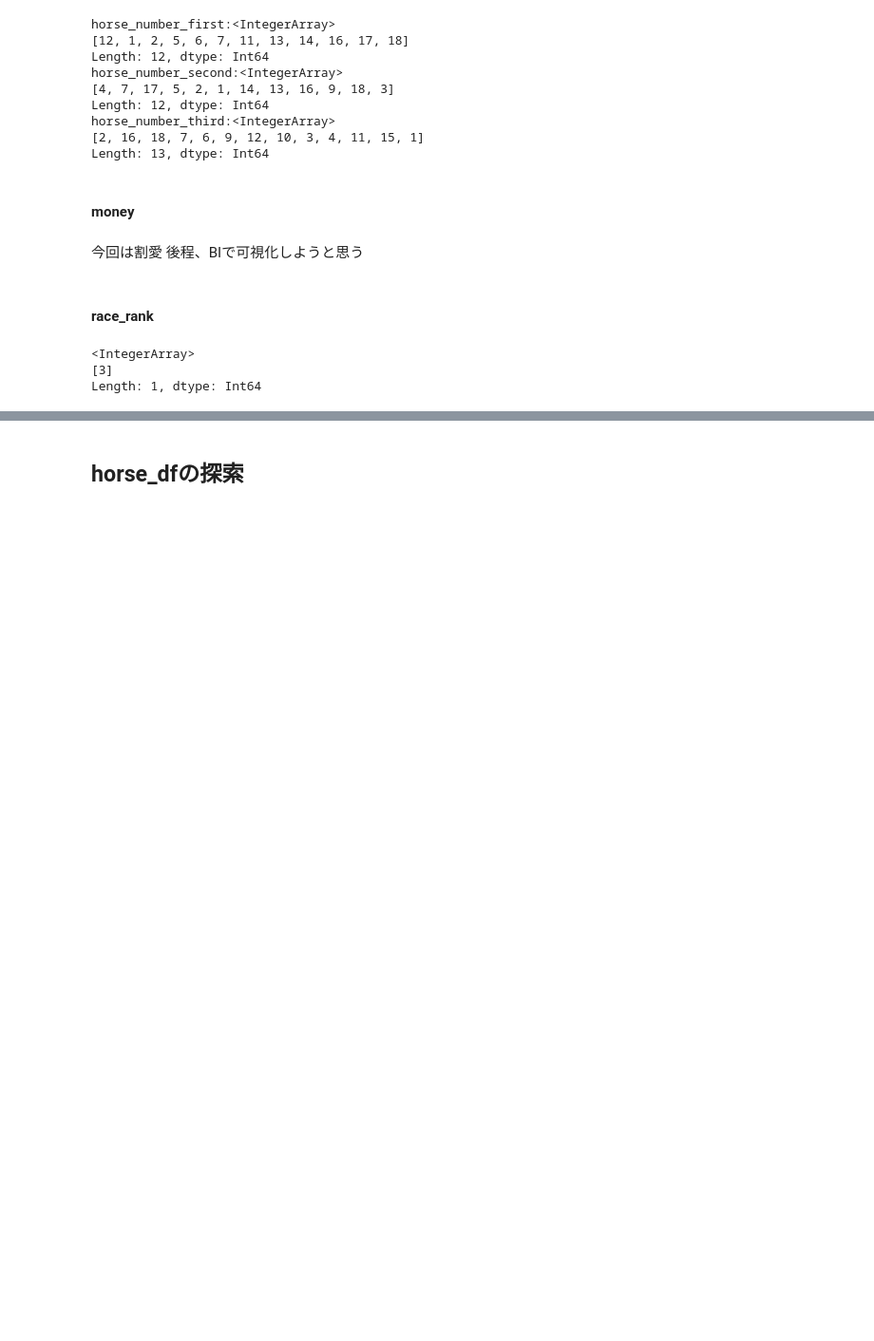
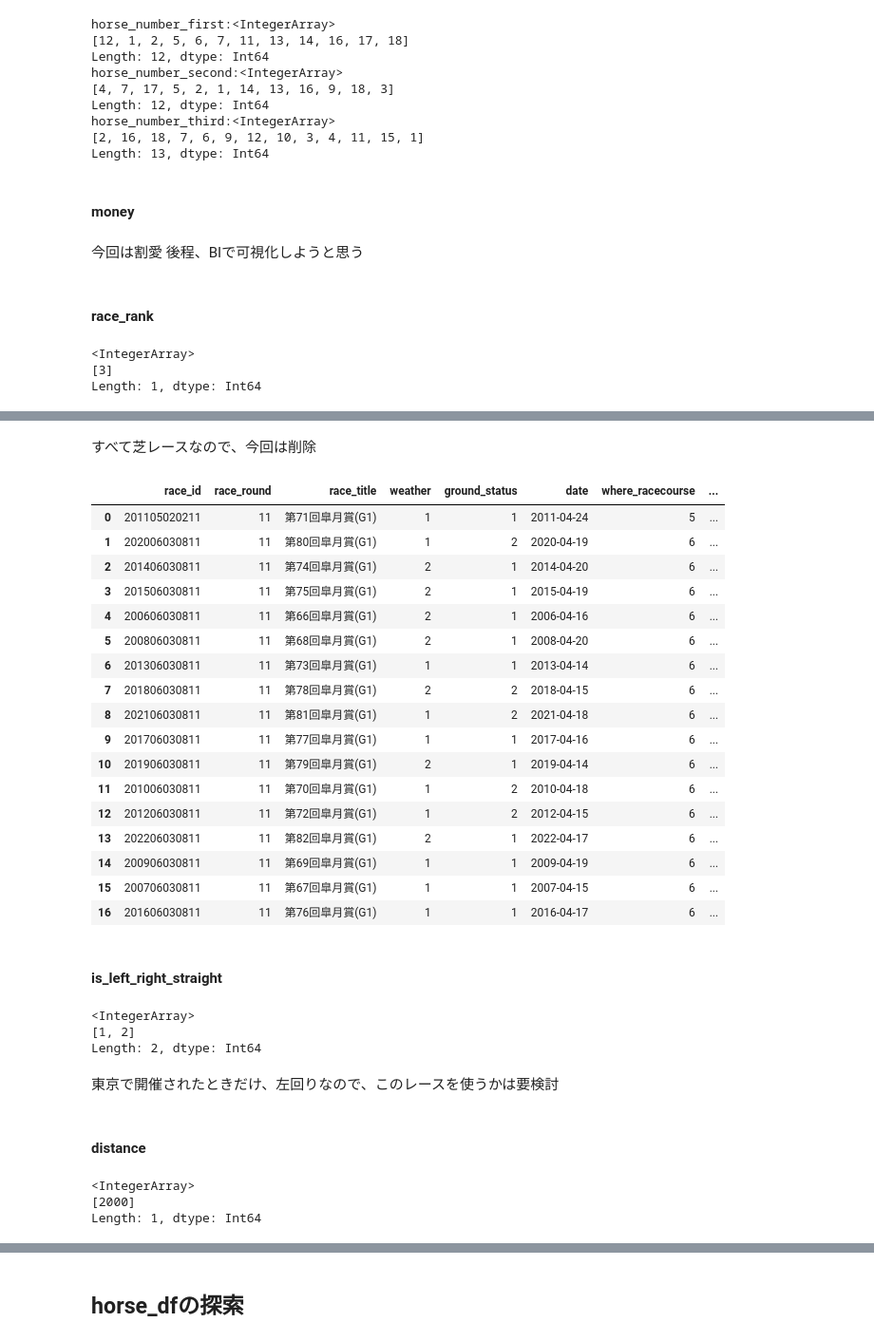
Before and after one commit to kawamottyan/to-be-a-rich, a Jupyter notebook: dataset/model/satsuki/EDA.ipynb, the cells around one changed output, grey strips where cells are left out. Shown at 95% size. Cells and saved outputs as stored; diff of their text form; code cells hidden in the pictures; blank space fills up the shorter version.

```diff
--- a/dataset/model/satsuki/EDA.ipynb
+++ b/dataset/model/satsuki/EDA.ipynb
@@ -275,0 +340,41 @@ Length: 1, dtype: Int64
+# %% [markdown]
+すべて芝レースなので、今回は削除
+# %%
+race_df.drop('ground_type', axis=1)
+# %% [output]
+|  | race_id | race_round | race_title | weather | ground_status | date | where_racecourse | ... |
+| 0 | 201105020211 | 11 | 第71回皐月賞(G1) | 1 | 1 | 2011-04-24 | 5 | ... |
+| 1 | 202006030811 | 11 | 第80回皐月賞(G1) | 1 | 2 | 2020-04-19 | 6 | ... |
+| 2 | 201406030811 | 11 | 第74回皐月賞(G1) | 2 | 1 | 2014-04-20 | 6 | ... |
+| 3 | 201506030811 | 11 | 第75回皐月賞(G1) | 2 | 1 | 2015-04-19 | 6 | ... |
+| 4 | 200606030811 | 11 | 第66回皐月賞(G1) | 2 | 1 | 2006-04-16 | 6 | ... |
+| 5 | 200806030811 | 11 | 第68回皐月賞(G1) | 2 | 1 | 2008-04-20 | 6 | ... |
+| 6 | 201306030811 | 11 | 第73回皐月賞(G1) | 1 | 1 | 2013-04-14 | 6 | ... |
+| 7 | 201806030811 | 11 | 第78回皐月賞(G1) | 2 | 2 | 2018-04-15 | 6 | ... |
+| 8 | 202106030811 | 11 | 第81回皐月賞(G1) | 1 | 2 | 2021-04-18 | 6 | ... |
+| 9 | 201706030811 | 11 | 第77回皐月賞(G1) | 1 | 1 | 2017-04-16 | 6 | ... |
+| 10 | 201906030811 | 11 | 第79回皐月賞(G1) | 2 | 1 | 2019-04-14 | 6 | ... |
+| 11 | 201006030811 | 11 | 第70回皐月賞(G1) | 1 | 2 | 2010-04-18 | 6 | ... |
+| 12 | 201206030811 | 11 | 第72回皐月賞(G1) | 1 | 2 | 2012-04-15 | 6 | ... |
+| 13 | 202206030811 | 11 | 第82回皐月賞(G1) | 2 | 1 | 2022-04-17 | 6 | ... |
+| 14 | 200906030811 | 11 | 第69回皐月賞(G1) | 1 | 1 | 2009-04-19 | 6 | ... |
+| 15 | 200706030811 | 11 | 第67回皐月賞(G1) | 1 | 1 | 2007-04-15 | 6 | ... |
+| 16 | 201606030811 | 11 | 第76回皐月賞(G1) | 1 | 1 | 2016-04-17 | 6 | ... |
+# %% [markdown]
+#### is_left_right_straight
+# %%
+race_df['is_left_right_straight'].unique()
+# %% [output]
+<IntegerArray>
+[1, 2]
+Length: 2, dtype: Int64
+# %% [markdown]
+東京で開催されたときだけ、左回りなので、このレースを使うかは要検討
+# %% [markdown]
+#### distance
+# %%
+race_df['distance'].unique()
+# %% [output]
+<IntegerArray>
+[2000]
+Length: 1, dtype: Int64
```
Also changed, not shown: parts of 239 cells of this notebook, 6 other files.
